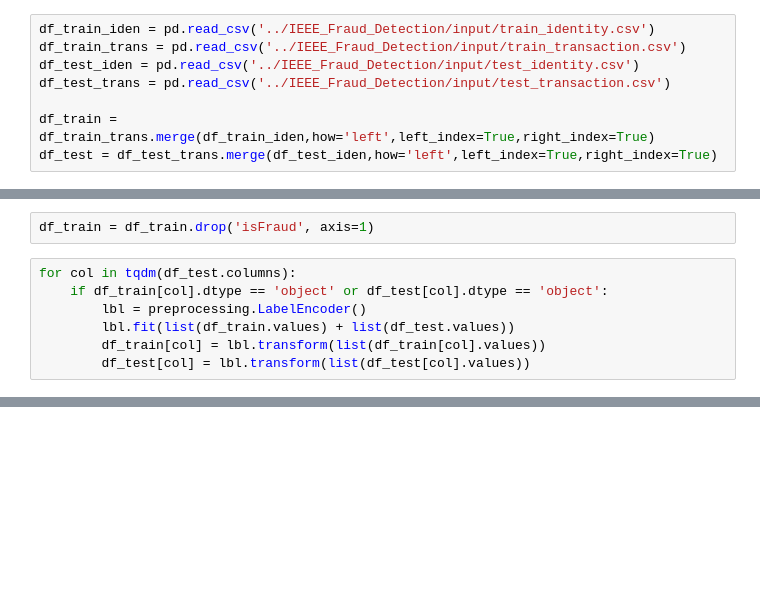
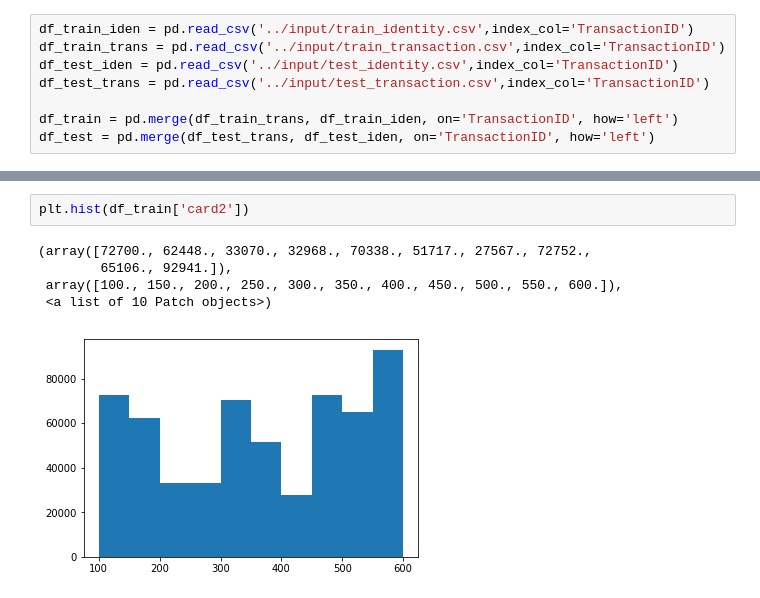
Before and after one commit to zakopuro/kaggle_IEEE_fraud_Detection, a Jupyter notebook: notebook/EDA.ipynb, the cells around one changed output, grey strips where cells are left out. Cells and saved outputs as stored; diff of their text form; blank space fills up the shorter version.

```diff
--- a/notebook/EDA.ipynb
+++ b/notebook/EDA.ipynb
@@ -5,10 +7,10 @@ import matplotlib.pyplot as plt
 from tqdm import tqdm
 from sklearn import preprocessing
 # %%
-df_train_iden = pd.read_csv('../IEEE_Fraud_Detection/input/train_identity.csv')
-df_train_trans = pd.read_csv('../IEEE_Fraud_Detection/input/train_transaction.csv')
-df_test_iden = pd.read_csv('../IEEE_Fraud_Detection/input/test_identity.csv')
-df_test_trans = pd.read_csv('../IEEE_Fraud_Detection/input/test_transaction.csv')
+df_train_iden = pd.read_csv('../input/train_identity.csv',index_col='TransactionID')
+df_train_trans = pd.read_csv('../input/train_transaction.csv',index_col='TransactionID')
+df_test_iden = pd.read_csv('../input/test_identity.csv',index_col='TransactionID')
+df_test_trans = pd.read_csv('../input/test_transaction.csv',index_col='TransactionID')
 
-df_train = df_train_trans.merge(df_train_iden,how='left',left_index=True,right_index=True)
-df_test = df_test_trans.merge(df_test_iden,how='left',left_index=True,right_index=True)
+df_train = pd.merge(df_train_trans, df_train_iden, on='TransactionID', how='left')
+df_test = pd.merge(df_test_trans, df_test_iden, on='TransactionID', how='left')
@@ -19,9 +16,0 @@ df_train.shape,df_test.shape
-# %%
-df_train = df_train.drop('isFraud', axis=1)
-# %%
-for col in tqdm(df_test.columns):
-    if df_train[col].dtype == 'object' or df_test[col].dtype == 'object':
-        lbl = preprocessing.LabelEncoder()
-        lbl.fit(list(df_train.values) + list(df_test.values))
-        df_train[col] = lbl.transform(list(df_train[col].values))
-        df_test[col] = lbl.transform(list(df_test[col].values))
@@ -27,0 +41,8 @@ for col in tqdm(df_test.columns):
+# %%
+plt.hist(df_train['card2'])
+# %% [output]
+(array([72700., 62448., 33070., 32968., 70338., 51717., 27567., 72752.,
+        65106., 92941.]),
+ array([100., 150., 200., 250., 300., 350., 400., 450., 500., 550., 600.]),
+ <a list of 10 Patch objects>)
+[figure, added]
```
Also changed, not shown: parts of 10 cells of this notebook, 22 other files.
